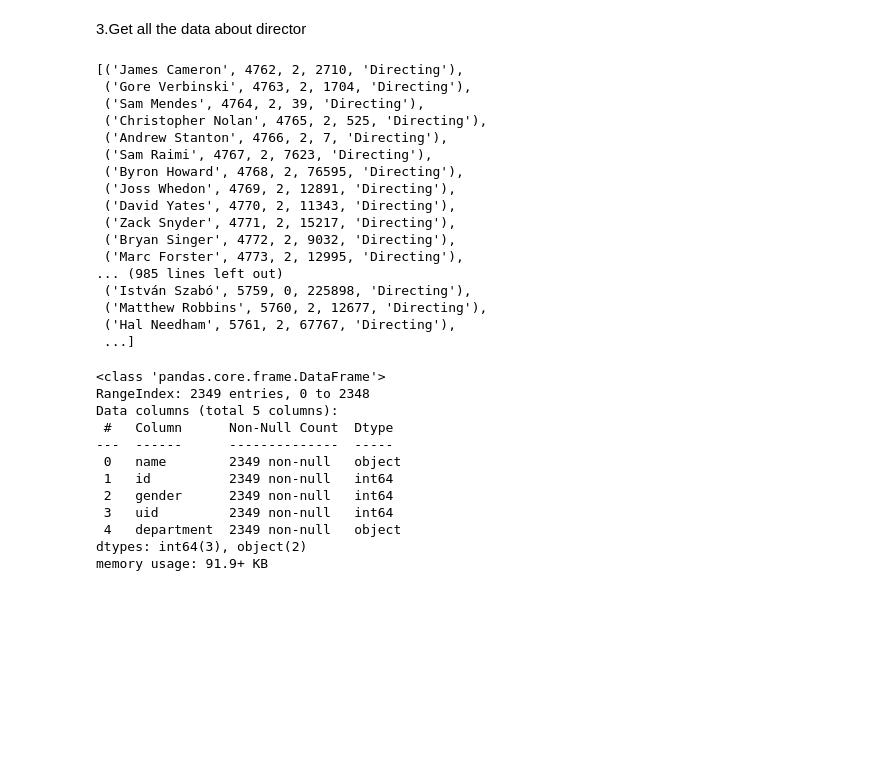
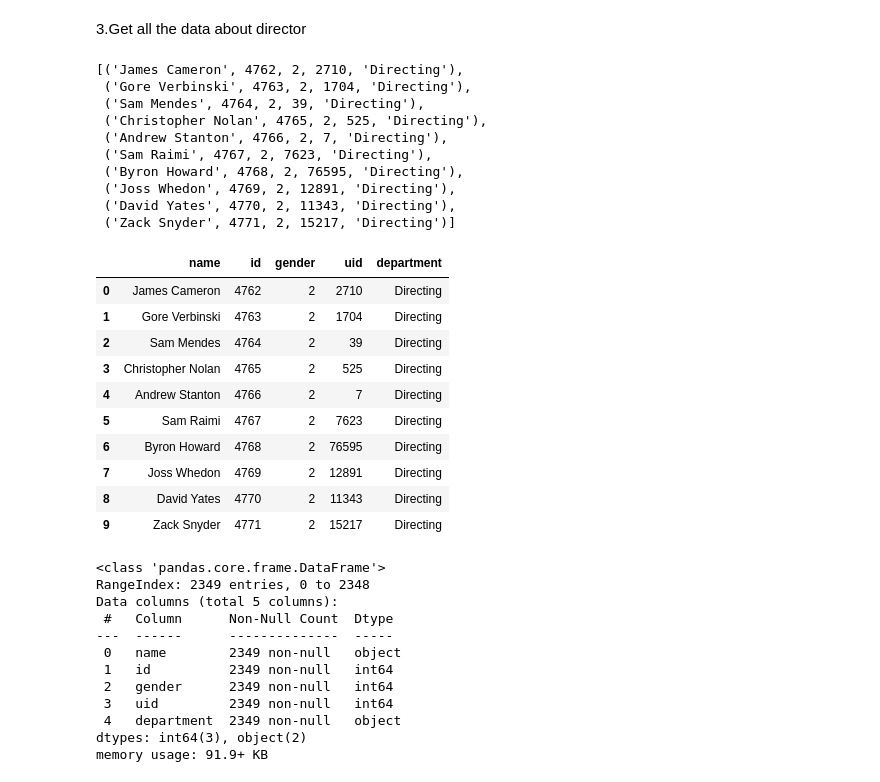
Before and after one commit to PRIYESH740/Data-analysis-Projects-, a Jupyter notebook: Project_1_SQL Query IMDB Dataset Analysis.ipynb, the cells around one changed output. Cells and saved outputs as stored; diff of their text form; code cells hidden in the pictures; blank space fills up the shorter version.

Commit message:
Data Analysis Project

```diff
--- a/Project_1_SQL Query IMDB Dataset Analysis.ipynb
+++ b/Project_1_SQL Query IMDB Dataset Analysis.ipynb
@@ -98,8 +114,8 @@ curs.execute("select * from directors")
 # create the cursor object
 directors=curs.fetchall()
 # %%
-#displaying the director name
-directors
+#displaying the 10th row of director table
+directors[0:10]
 # %% [output]
 [('James Cameron', 4762, 2, 2710, 'Directing'),
  ('Gore Verbinski', 4763, 2, 1704, 'Directing'),
@@ -110,17 +126,25 @@ directors
  ('Byron Howard', 4768, 2, 76595, 'Directing'),
  ('Joss Whedon', 4769, 2, 12891, 'Directing'),
  ('David Yates', 4770, 2, 11343, 'Directing'),
- ('Zack Snyder', 4771, 2, 15217, 'Directing'),
- ('Bryan Singer', 4772, 2, 9032, 'Directing'),
- ('Marc Forster', 4773, 2, 12995, 'Directing'),
-... (985 lines left out)
- ('István Szabó', 5759, 0, 225898, 'Directing'),
- ('Matthew Robbins', 5760, 2, 12677, 'Directing'),
- ('Hal Needham', 5761, 2, 67767, 'Directing'),
- ...]
+ ('Zack Snyder', 4771, 2, 15217, 'Directing')]
 # %%
 #create the dataframe for director
 director=pd.DataFrame(directors,columns=["name",'id','gender','uid','department'])
+# %%
+#showing 10th datapoint of director DataFrame
+director.head(10)
+# %% [output]
+|  | name | id | gender | uid | department |
+| 0 | James Cameron | 4762 | 2 | 2710 | Directing |
+| 1 | Gore Verbinski | 4763 | 2 | 1704 | Directing |
+| 2 | Sam Mendes | 4764 | 2 | 39 | Directing |
+| 3 | Christopher Nolan | 4765 | 2 | 525 | Directing |
+| 4 | Andrew Stanton | 4766 | 2 | 7 | Directing |
+| 5 | Sam Raimi | 4767 | 2 | 7623 | Directing |
+| 6 | Byron Howard | 4768 | 2 | 76595 | Directing |
+| 7 | Joss Whedon | 4769 | 2 | 12891 | Directing |
+| 8 | David Yates | 4770 | 2 | 11343 | Directing |
+| 9 | Zack Snyder | 4771 | 2 | 15217 | Directing |
 # %%
 #check information non-null count and dtype
 director.info()
```
Also changed, not shown: parts of 5 cells of this notebook.
